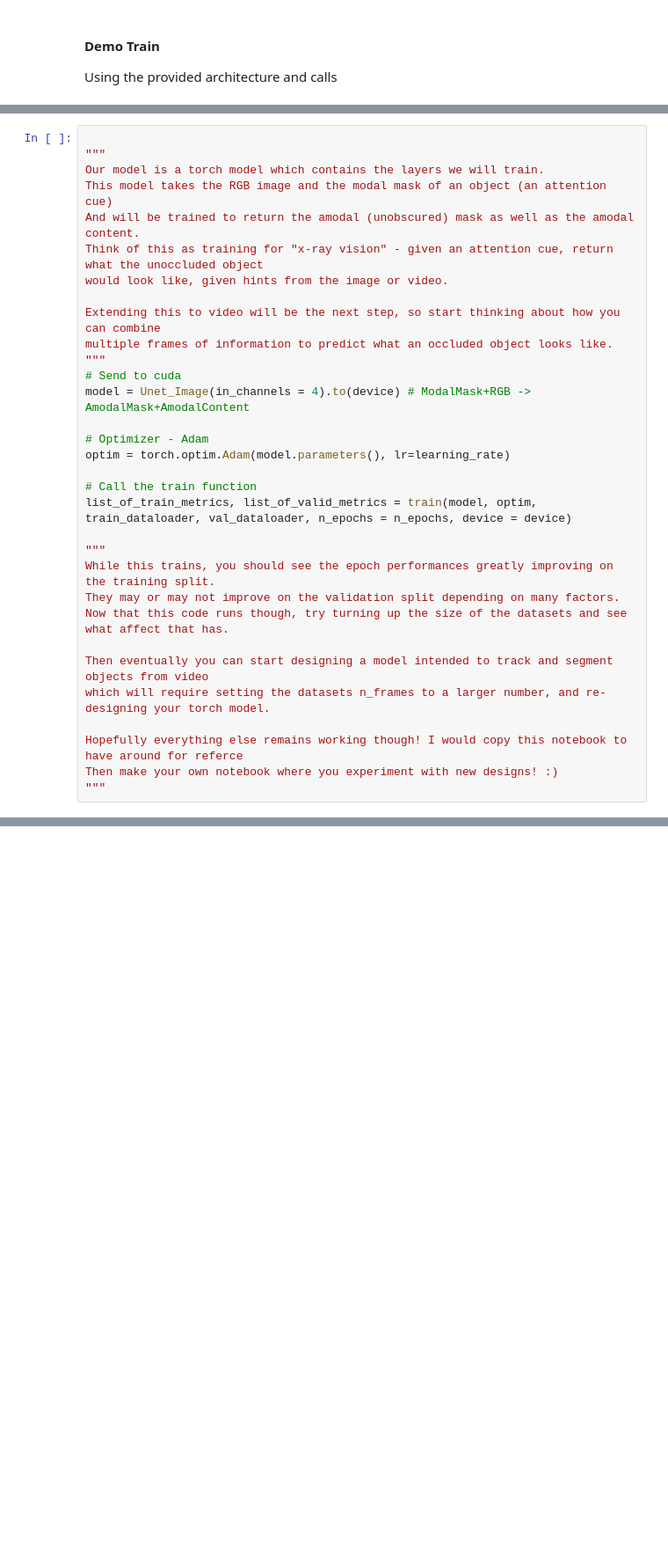
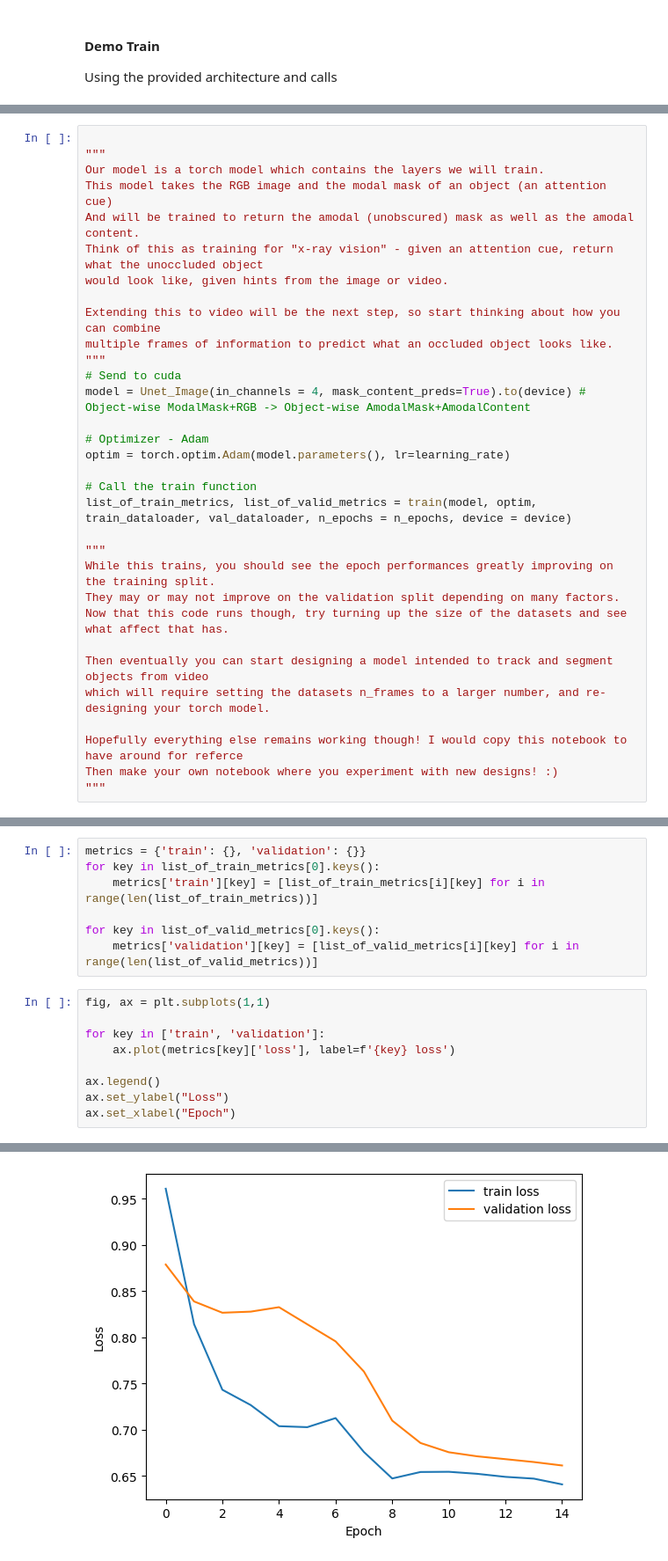
Before and after one commit to campbell108/groupj_llnl, a Jupyter notebook: notebooks/task2/test_video_model.ipynb, the cells around one changed output, grey strips where cells are left out. Shown at 88% size. Saved outputs shown, nothing was run; the diff lists cells and outputs as text; blank space fills up the shorter version.

```diff
--- a/notebooks/task2/test_video_model.ipynb
+++ b/notebooks/task2/test_video_model.ipynb
@@ -403,7 +482,7 @@ Extending this to video will be the next step, so start thinking about how you c
 multiple frames of information to predict what an occluded object looks like.
 """
 # Send to cuda
-model = Unet_Image(in_channels = 4).to(device) # ModalMask+RGB -> AmodalMask+AmodalContent
+model = Unet_Image(in_channels = 4, mask_content_preds=True).to(device) # Object-wise ModalMask+RGB -> Object-wise AmodalMask+AmodalContent
 
 # Optimizer - Adam
 optim = torch.optim.Adam(model.parameters(), lr=learning_rate)
@@ -430,0 +523,17 @@ Original Traceback (most recent call last):
+# %%
+metrics = {'train': {}, 'validation': {}}
+for key in list_of_train_metrics[0].keys():
+    metrics['train'][key] = [list_of_train_metrics[i][key] for i in range(len(list_of_train_metrics))]
+
+for key in list_of_valid_metrics[0].keys():
+    metrics['validation'][key] = [list_of_valid_metrics[i][key] for i in range(len(list_of_valid_metrics))]
+# %%
+fig, ax = plt.subplots(1,1)
+
+for key in ['train', 'validation']:
+    ax.plot(metrics[key]['loss'], label=f'{key} loss')
+
+ax.legend()
+ax.set_ylabel("Loss")
+ax.set_xlabel("Epoch")
+# %% [output]
@@ -430,0 +541 @@ Original Traceback (most recent call last):
+[figure, added]
```
Also changed, not shown: parts of 28 cells of this notebook.
